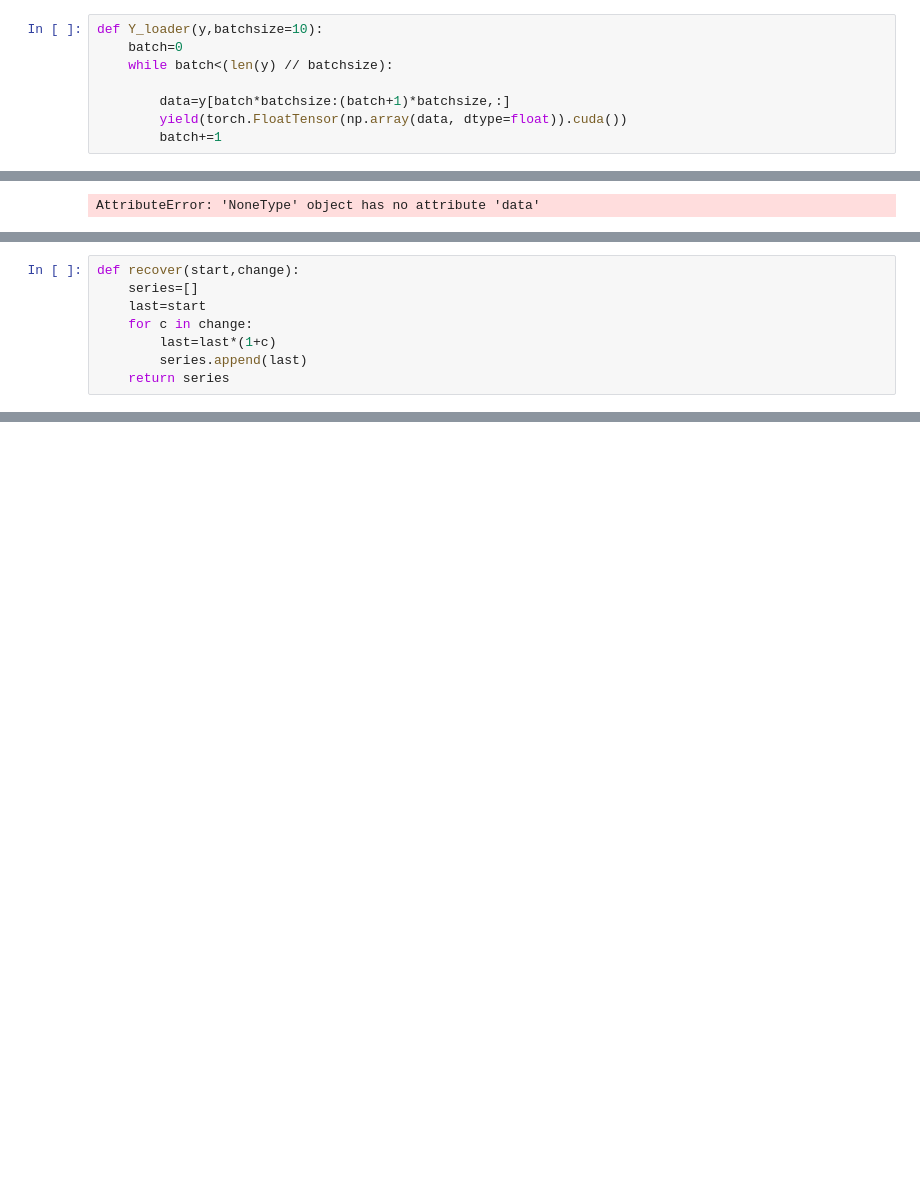
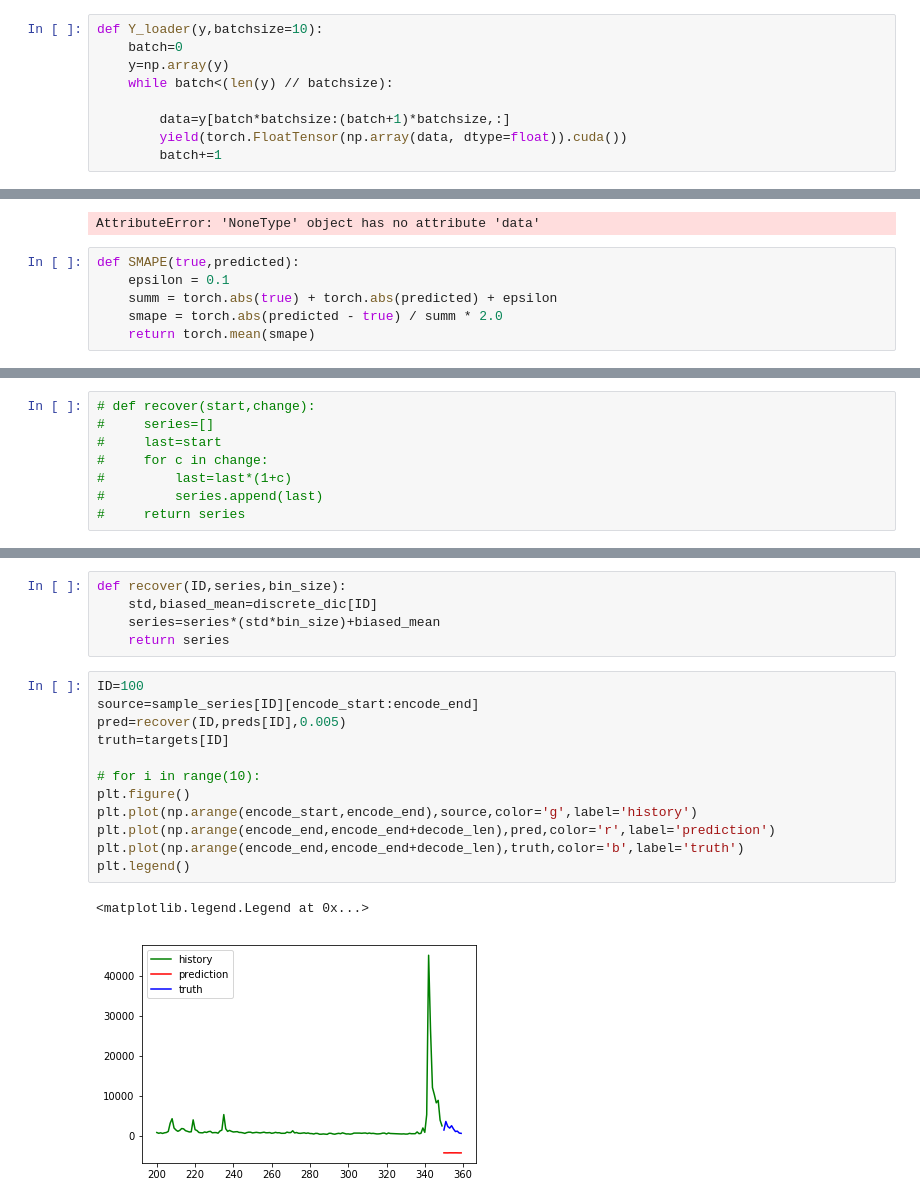
Before and after one commit to YichengPu/web_traffic, a Jupyter notebook: analysis/embedding.ipynb, the cells around one changed output, grey strips where cells are left out. Saved outputs shown, nothing was run; the diff lists cells and outputs as text; blank space fills up the shorter version.

```diff
--- a/analysis/embedding.ipynb
+++ b/analysis/embedding.ipynb
@@ -79,6 +141,7 @@ def X_loader(x,batchsize=10):
 # %%
 def Y_loader(y,batchsize=10):
     batch=0
+    y=np.array(y)
     while batch<(len(y) // batchsize):
 
         data=y[batch*batchsize:(batch+1)*batchsize,:]
@@ -114,5 +177,11 @@ for name, param in model.named_parameters():
         print (name, param.data,param.grad.data)
 # %% [output]
 AttributeError: 'NoneType' object has no attribute 'data'
+# %%
+def SMAPE(true,predicted):
+    epsilon = 0.1
+    summ = torch.abs(true) + torch.abs(predicted) + epsilon
+    smape = torch.abs(predicted - true) / summ * 2.0
+    return torch.mean(smape)
 # %%
 from torch import optim
@@ -202,8 +296,8 @@ target=target.detach().cpu().numpy()
 # %%
-def recover(start,change):
-    series=[]
-    last=start
-    for c in change:
-        last=last*(1+c)
-        series.append(last)
-    return series
+# def recover(start,change):
+#     series=[]
+#     last=start
+#     for c in change:
+#         last=last*(1+c)
+#         series.append(last)
+#     return series
@@ -225,0 +304,20 @@ for i in range(10):
+# %%
+def recover(ID,series,bin_size):
+    std,biased_mean=discrete_dic[ID]
+    series=series*(std*bin_size)+biased_mean
+    return series
+# %%
+ID=100
+source=sample_series[ID][encode_start:encode_end]
+pred=recover(ID,preds[ID],0.005)
+truth=targets[ID]
+
+# for i in range(10):
+plt.figure()
+plt.plot(np.arange(encode_start,encode_end),source,color='g',label='history')
+plt.plot(np.arange(encode_end,encode_end+decode_len),pred,color='r',label='prediction')
+plt.plot(np.arange(encode_end,encode_end+decode_len),truth,color='b',label='truth')
+plt.legend()
+# %% [output]
+<matplotlib.legend.Legend at 0x...>
+[figure, added]
```
Also changed, not shown: parts of 28 cells of this notebook, 5 other files.
